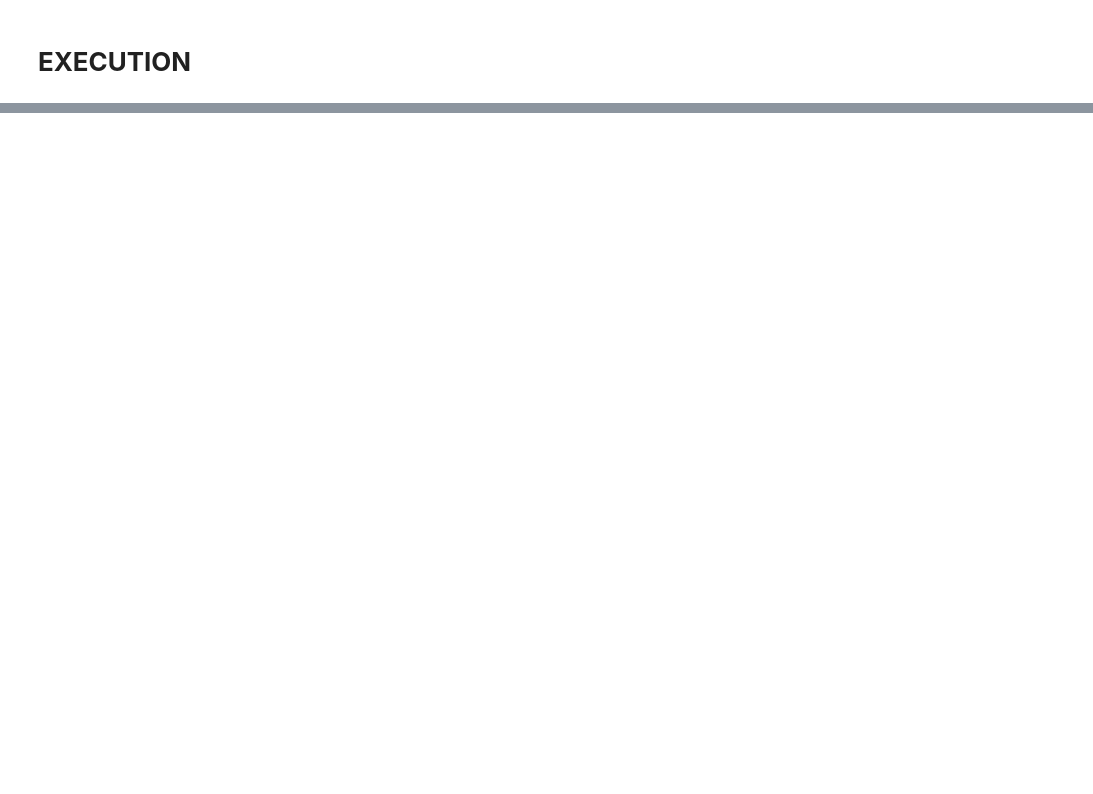
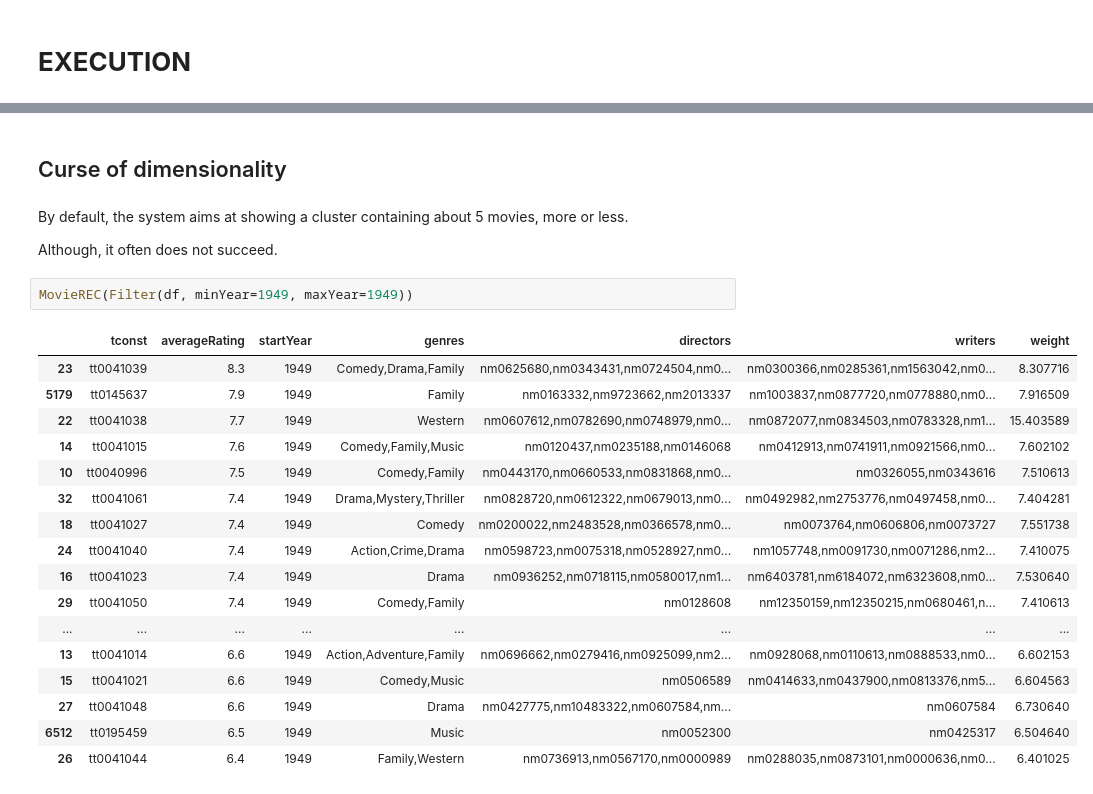
Before and after one commit to peetceenatoo/movierec, a Jupyter notebook: implementation.ipynb, the cells around one changed output, grey strips where cells are left out. Cells and saved outputs as stored; diff of their text form; blank space fills up the shorter version.

```diff
--- a/implementation.ipynb
+++ b/implementation.ipynb
@@ -287,0 +260,26 @@ ZeroDivisionError: float division by zero
+# %% [markdown]
+## Curse of dimensionality
+# %% [markdown]
+By default, the system aims at showing a cluster containing about 5 movies, more or less.
+
+Although, it often does not succeed.
+# %%
+MovieREC(Filter(df, minYear=1949, maxYear=1949))
+# %% [output]
+|  | tconst | averageRating | startYear | genres | directors | writers | weight |
+| 23 | tt0041039 | 8.3 | 1949 | Comedy,Drama,Family | nm0625680,nm0343431,nm0724504,nm0... | nm0300366,nm0285361,nm1563042,nm0... | 8.307716 |
+| 5179 | tt0145637 | 7.9 | 1949 | Family | nm0163332,nm9723662,nm2013337 | nm1003837,nm0877720,nm0778880,nm0... | 7.916509 |
+| 22 | tt0041038 | 7.7 | 1949 | Western | nm0607612,nm0782690,nm0748979,nm0... | nm0872077,nm0834503,nm0783328,nm1... | 15.403589 |
+| 14 | tt0041015 | 7.6 | 1949 | Comedy,Family,Music | nm0120437,nm0235188,nm0146068 | nm0412913,nm0741911,nm0921566,nm0... | 7.602102 |
+| 10 | tt0040996 | 7.5 | 1949 | Comedy,Family | nm0443170,nm0660533,nm0831868,nm0... | nm0326055,nm0343616 | 7.510613 |
+| 32 | tt0041061 | 7.4 | 1949 | Drama,Mystery,Thriller | nm0828720,nm0612322,nm0679013,nm0... | nm0492982,nm2753776,nm0497458,nm0... | 7.404281 |
+| 18 | tt0041027 | 7.4 | 1949 | Comedy | nm0200022,nm2483528,nm0366578,nm0... | nm0073764,nm0606806,nm0073727 | 7.551738 |
+| 24 | tt0041040 | 7.4 | 1949 | Action,Crime,Drama | nm0598723,nm0075318,nm0528927,nm0... | nm1057748,nm0091730,nm0071286,nm2... | 7.410075 |
+| 16 | tt0041023 | 7.4 | 1949 | Drama | nm0936252,nm0718115,nm0580017,nm1... | nm6403781,nm6184072,nm6323608,nm0... | 7.530640 |
+| 29 | tt0041050 | 7.4 | 1949 | Comedy,Family | nm0128608 | nm12350159,nm12350215,nm0680461,n... | 7.410613 |
+| ... | ... | ... | ... | ... | ... | ... | ... |
+| 13 | tt0041014 | 6.6 | 1949 | Action,Adventure,Family | nm0696662,nm0279416,nm0925099,nm2... | nm0928068,nm0110613,nm0888533,nm0... | 6.602153 |
+| 15 | tt0041021 | 6.6 | 1949 | Comedy,Music | nm0506589 | nm0414633,nm0437900,nm0813376,nm5... | 6.604563 |
+| 27 | tt0041048 | 6.6 | 1949 | Drama | nm0427775,nm10483322,nm0607584,nm... | nm0607584 | 6.730640 |
+| 6512 | tt0195459 | 6.5 | 1949 | Music | nm0052300 | nm0425317 | 6.504640 |
+| 26 | tt0041044 | 6.4 | 1949 | Family,Western | nm0736913,nm0567170,nm0000989 | nm0288035,nm0873101,nm0000636,nm0... | 6.401025 |
```
Also changed, not shown: parts of 19 cells of this notebook.
